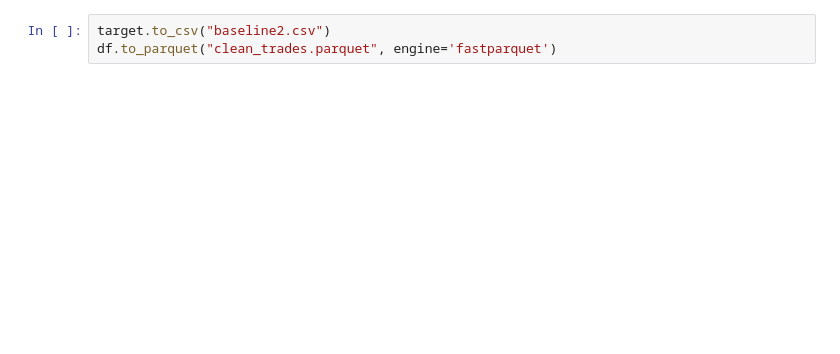
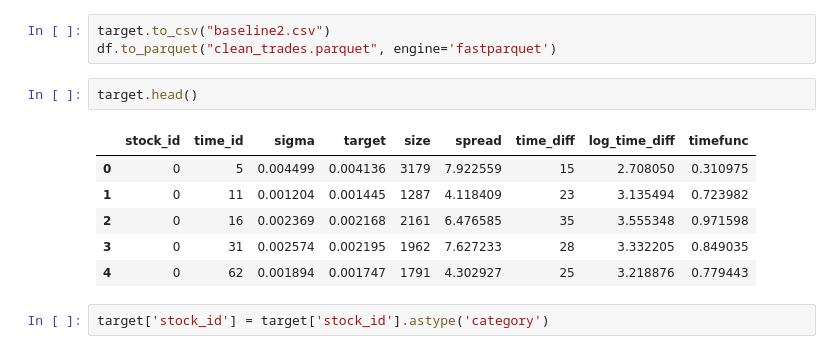
Before and after one commit to petepony/meow_meow, a Jupyter notebook: data_cleanup.ipynb, the cells around one changed output. Drawn from its saved outputs; the diff is of its cells as text; blank space fills up the shorter version.

```diff
--- a/data_cleanup.ipynb
+++ b/data_cleanup.ipynb
@@ -107,3 +119,14 @@ target.corr().target.sort_values()
 # %%
 target.to_csv("baseline2.csv")
 df.to_parquet("clean_trades.parquet", engine='fastparquet')
+# %%
+target.head()
+# %% [output]
+|  | stock_id | time_id | sigma | target | size | spread | time_diff | log_time_diff | timefunc |
+| 0 | 0 | 5 | 0.004499 | 0.004136 | 3179 | 7.922559 | 15 | 2.708050 | 0.310975 |
+| 1 | 0 | 11 | 0.001204 | 0.001445 | 1287 | 4.118409 | 23 | 3.135494 | 0.723982 |
+| 2 | 0 | 16 | 0.002369 | 0.002168 | 2161 | 6.476585 | 35 | 3.555348 | 0.971598 |
+| 3 | 0 | 31 | 0.002574 | 0.002195 | 1962 | 7.627233 | 28 | 3.332205 | 0.849035 |
+| 4 | 0 | 62 | 0.001894 | 0.001747 | 1791 | 4.302927 | 25 | 3.218876 | 0.779443 |
+# %%
+target['stock_id'] = target['stock_id'].astype('category')
```
Also changed, not shown: parts of 28 cells of this notebook.
